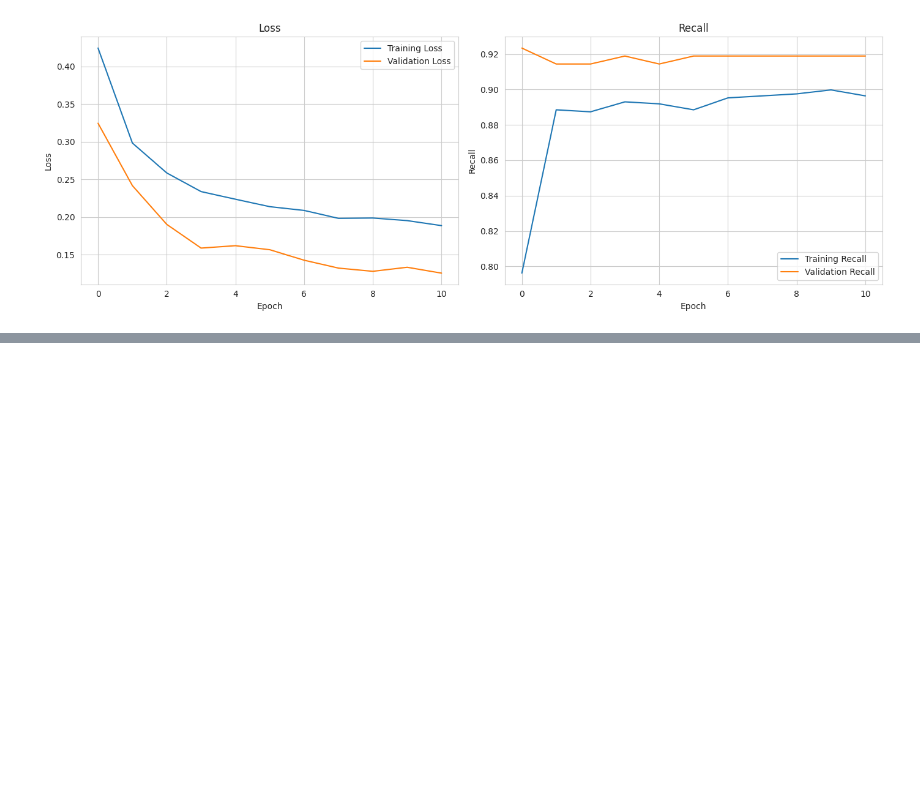
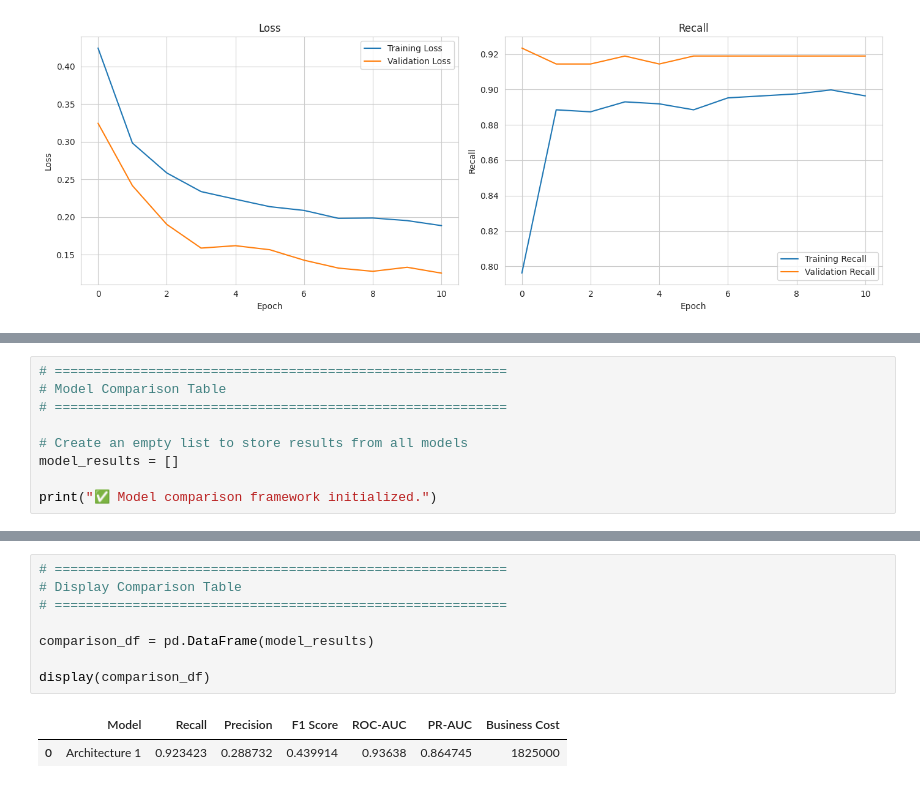
Before and after one commit to VandanaRaghunandan/ReneWind-Predictive-Maintenance, a Jupyter notebook: renewind.ipynb, the cells around one changed output, grey strips where cells are left out. Saved outputs shown, nothing was run; the diff lists cells and outputs as text; blank space fills up the shorter version.

```diff
--- a/renewind.ipynb
+++ b/renewind.ipynb
@@ -3475,0 +3655,9 @@ Epoch 11/100
+# %%
+# ==========================================================
+# Model Comparison Table
+# ==========================================================
+
+# Create an empty list to store results from all models
+model_results = []
+
+print("✅ Model comparison framework initialized.")
@@ -3475,0 +3712,11 @@ Epoch 11/100
+# %%
+# ==========================================================
+# Display Comparison Table
+# ==========================================================
+
+comparison_df = pd.DataFrame(model_results)
+
+display(comparison_df)
+# %% [output]
+|  | Model | Recall | Precision | F1 Score | ROC-AUC | PR-AUC | Business Cost |
+| 0 | Architecture 1 | 0.923423 | 0.288732 | 0.439914 | 0.93638 | 0.864745 | 1825000 |
```
Also changed, not shown: parts of 8 cells of this notebook.
